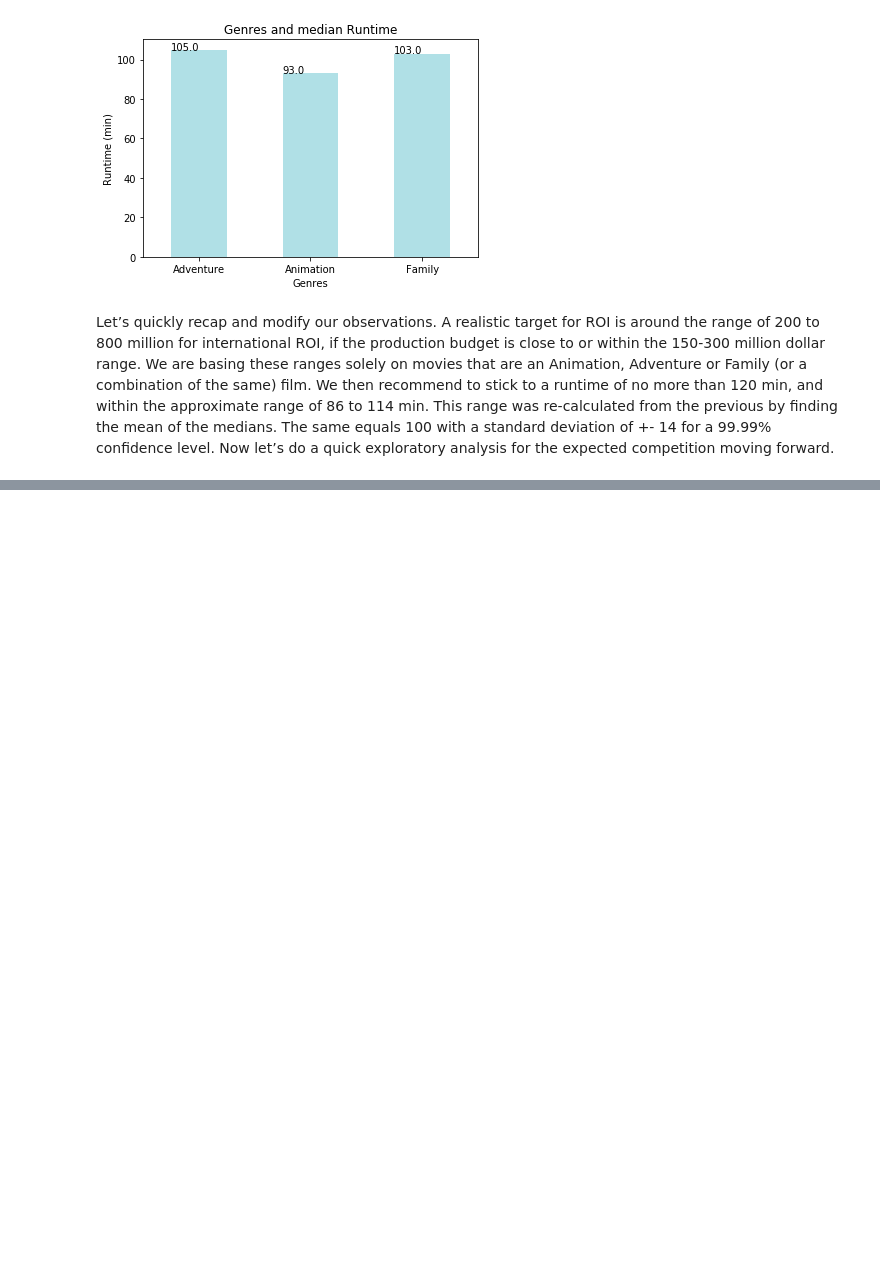
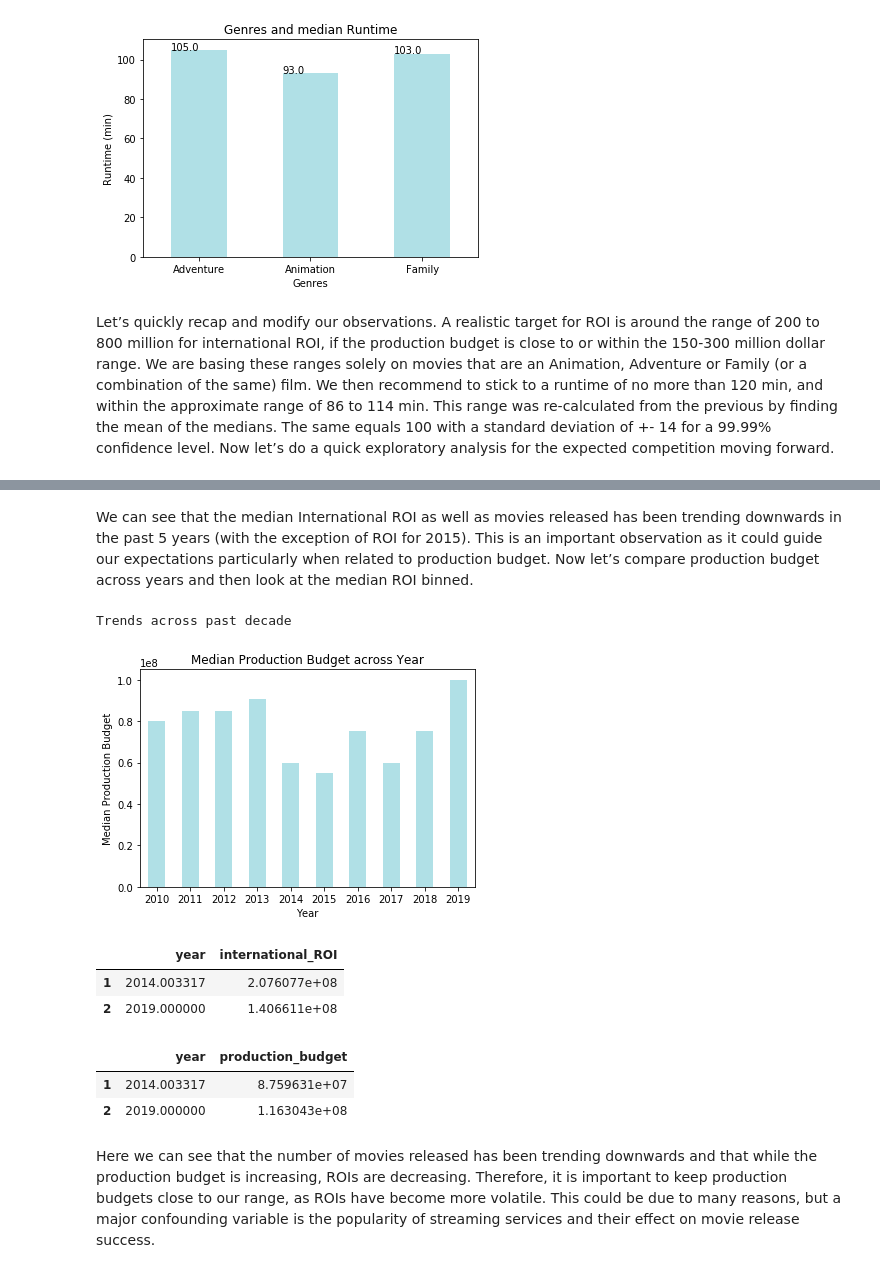
Before and after one commit to EdAlexc/dsc-mod-1-project-v2-1-online-ds-sp-000, a Jupyter notebook: student.ipynb, the cells around one changed output, grey strips where cells are left out. Saved outputs shown, nothing was run; the diff lists cells and outputs as text; code cells hidden in the pictures; blank space fills up the shorter version.

```diff
--- a/student.ipynb
+++ b/student.ipynb
@@ -1425,0 +1399,36 @@ NameError: name 'z1' is not defined
+# %% [markdown]
+We can see that the median International ROI as well as movies released has been trending downwards in the past 5 years (with the exception of ROI for 2015). This is an important observation as it could guide our expectations particularly when related to production budget. Now let’s compare production budget across years and then look at the median ROI binned.
+# %%
+df_release_dates_production = df_release_dates[["year","production_budget"]]
+# %%
+ax = df_release_dates_production.groupby("year").median().plot(kind="bar", color="powderblue", legend=False, rot=0)
+
+ax.set_xlabel("Year")
+ax.set_ylabel("Median Production Budget")
+ax.set_title("Median Production Budget across Year")
+
+print('Trends across past decade');
+# %% [output]
+Trends across past decade
+[figure, added]
+# %%
+#create bins for pre-sepcified groupbins = np.linspace(df_release_dates_year.year.min(), df_release_dates_year.year.max(), 2)
+groups = df_release_dates_year.groupby(np.digitize(df_release_dates_year.year, bins))
+
+groups.mean()
+# %% [output]
+|  | year | international_ROI |
+| 1 | 2014.003317 | 2.076077e+08 |
+| 2 | 2019.000000 | 1.406611e+08 |
+# %%
+bins = np.linspace(df_release_dates_production.year.min(), df_release_dates_production.year.max(), 2)
+groups = df_release_dates_production.groupby(np.digitize(df_release_dates_production.year, bins))
+
+
+groups.mean()
+# %% [output]
+|  | year | production_budget |
+| 1 | 2014.003317 | 8.759631e+07 |
+| 2 | 2019.000000 | 1.163043e+08 |
+# %% [markdown]
+Here we can see that the number of movies released has been trending downwards and that while the production budget is increasing, ROIs are decreasing. Therefore, it is important to keep production budgets close to our range, as ROIs have become more volatile. This could be due to many reasons, but a major confounding variable is the popularity of streaming services and their effect on movie release success.
```
Also changed, not shown: parts of 13 cells of this notebook.
